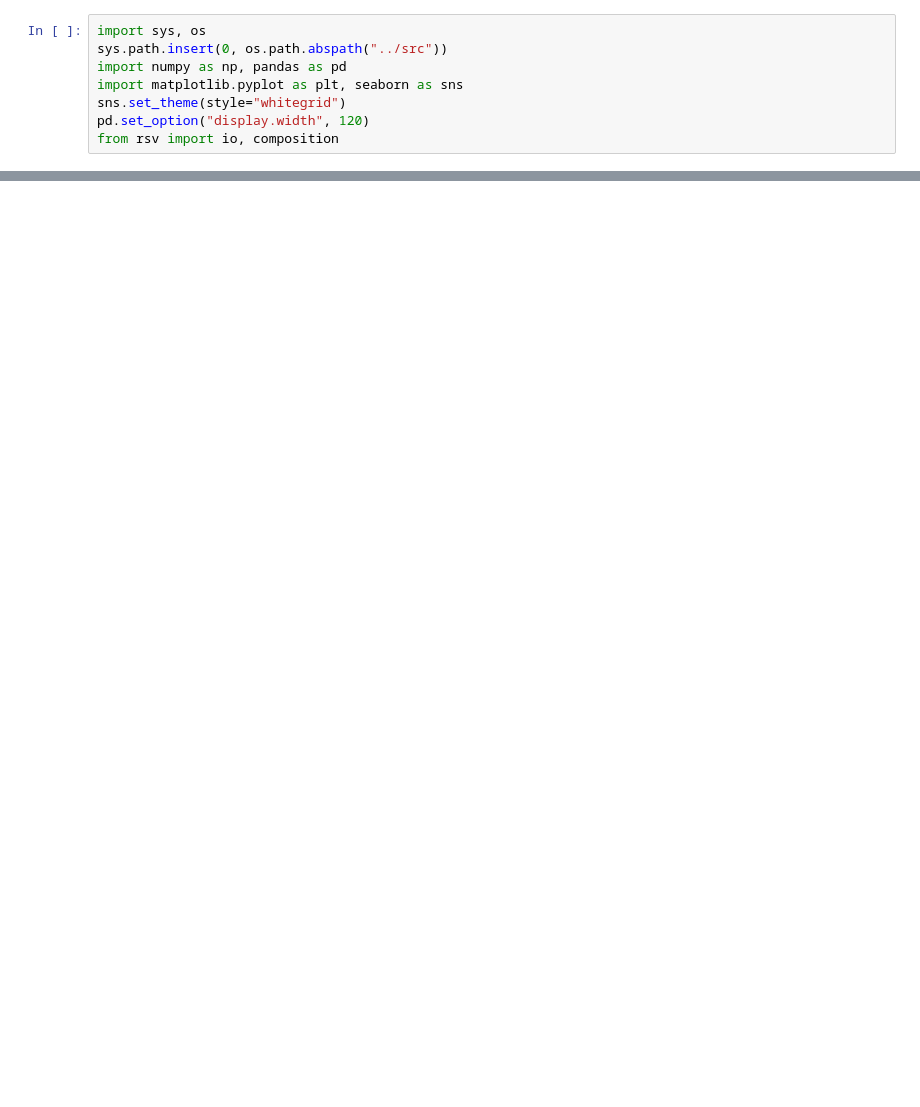
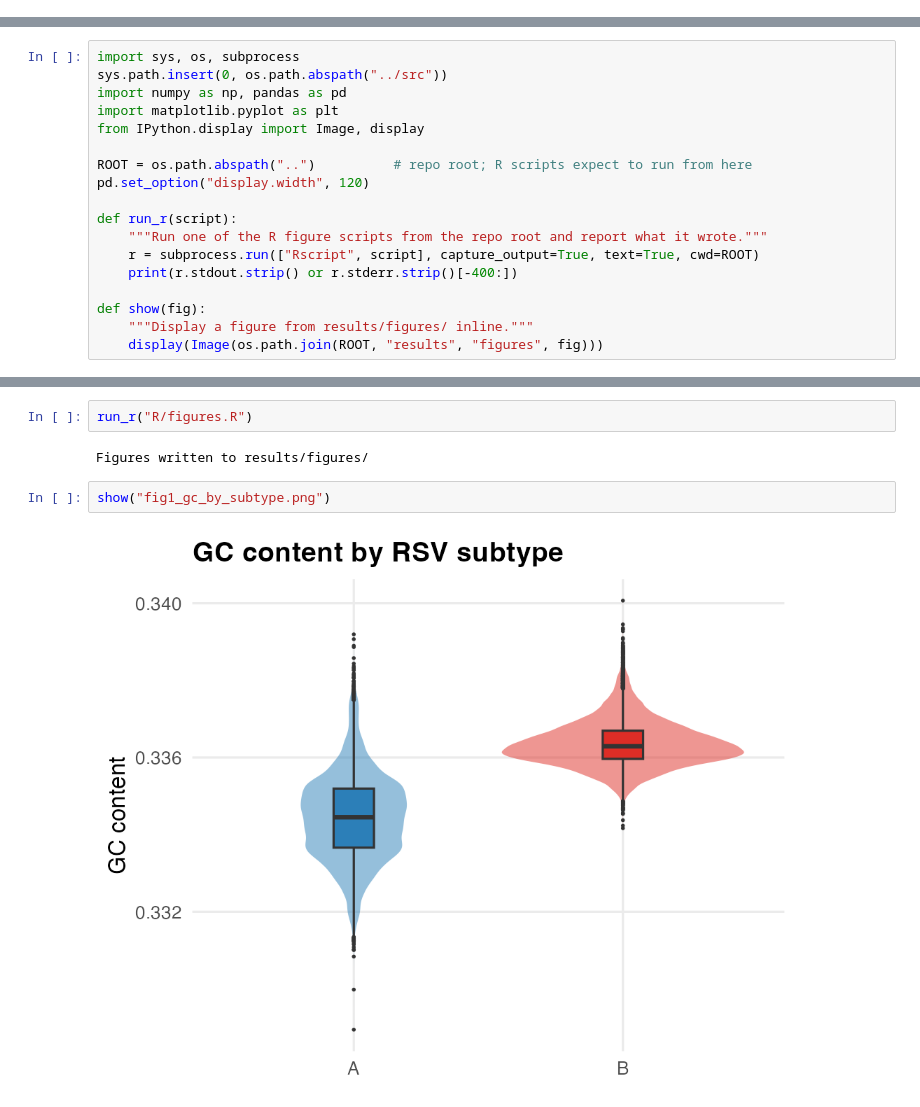
Before and after one commit to Wlimni/RSV, a Jupyter notebook: notebooks/02_composition.ipynb, the cells around one changed output, grey strips where cells are left out. Drawn from its saved outputs; the diff is of its cells as text; blank space fills up the shorter version.

```diff
--- a/notebooks/02_composition.ipynb
+++ b/notebooks/02_composition.ipynb
@@ -5,8 +0,0 @@ GC content and the four GC dinucleotide O/E ratios, compared between RSV-A and R
-# %%
-import sys, os
-sys.path.insert(0, os.path.abspath("../src"))
-import numpy as np, pandas as pd
-import matplotlib.pyplot as plt, seaborn as sns
-sns.set_theme(style="whitegrid")
-pd.set_option("display.width", 120)
-from rsv import io, composition
@@ -13,2 +22,20 @@ from rsv import io, composition
+# %%
+import sys, os, subprocess
+sys.path.insert(0, os.path.abspath("../src"))
+import numpy as np, pandas as pd
+import matplotlib.pyplot as plt
+from IPython.display import Image, display
+
+ROOT = os.path.abspath("..")          # repo root; R scripts expect to run from here
+pd.set_option("display.width", 120)
+
+def run_r(script):
+    """Run one of the R figure scripts from the repo root and report what it wrote."""
+    r = subprocess.run(["Rscript", script], capture_output=True, text=True, cwd=ROOT)
+    print(r.stdout.strip() or r.stderr.strip()[-400:])
+
+def show(fig):
+    """Display a figure from results/figures/ inline."""
+    display(Image(os.path.join(ROOT, "results", "figures", fig)))
 # %%
 d = pd.read_csv("../data/processed/rsv_features.tsv", sep="\t")
@@ -39,0 +64,8 @@ g.set_titles("RSV-{col_name}"); plt.show()
+# %%
+run_r("R/figures.R")
+# %% [output]
+Figures written to results/figures/
+# %%
+show("fig1_gc_by_subtype.png")
+# %% [output]
+[figure, added]
```
Also changed, not shown: parts of 15 cells of this notebook, 43 other files.
